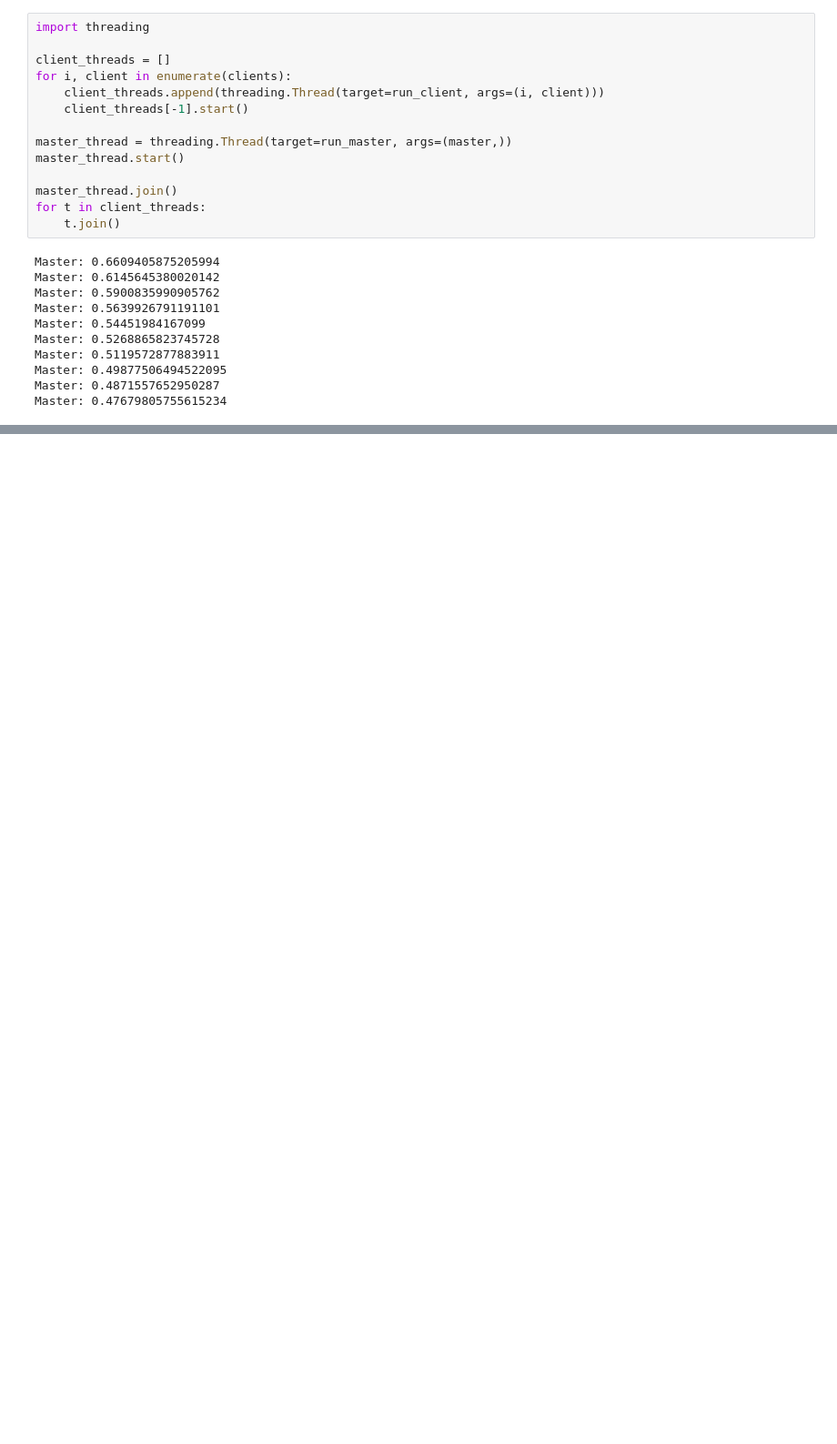
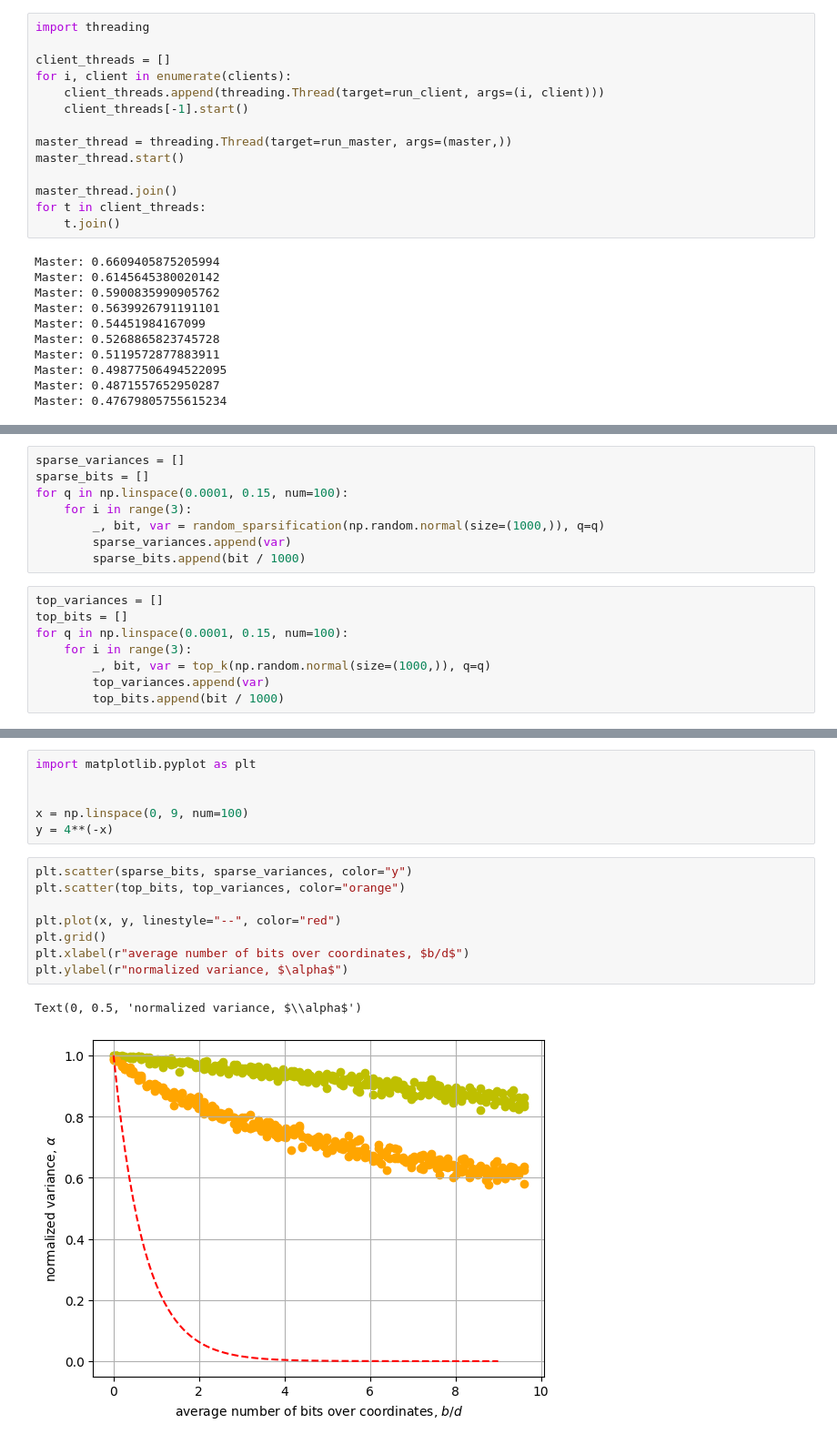
Before and after one commit to BlackSamorez/FL_playground, a Jupyter notebook: gd.ipynb, the cells around one changed output, grey strips where cells are left out. Shown: that part at 91% size. Saved outputs shown, nothing was run; the diff lists cells and outputs as text; blank space fills up the shorter version.

```diff
--- a/gd.ipynb
+++ b/gd.ipynb
@@ -65,0 +211,16 @@ Master: 0.47679805755615234
+# %%
+sparse_variances = []
+sparse_bits = []
+for q in np.linspace(0.0001, 0.15, num=100):
+    for i in range(3):
+        _, bit, var = random_sparsification(np.random.normal(size=(1000,)), q=q)
+        sparse_variances.append(var)
+        sparse_bits.append(bit / 1000)
+# %%
+top_variances = []
+top_bits = []
+for q in np.linspace(0.0001, 0.15, num=100):
+    for i in range(3):
+        _, bit, var = top_k(np.random.normal(size=(1000,)), q=q)
+        top_variances.append(var)
+        top_bits.append(bit / 1000)
@@ -65,0 +235,17 @@ Master: 0.47679805755615234
+# %%
+import matplotlib.pyplot as plt
+
+
+x = np.linspace(0, 9, num=100)
+y = 4**(-x)
+# %%
+plt.scatter(sparse_bits, sparse_variances, color="y")
+plt.scatter(top_bits, top_variances, color="orange")
+
+plt.plot(x, y, linestyle="--", color="red")
+plt.grid()
+plt.xlabel(r"average number of bits over coordinates, $b/d$")
+plt.ylabel(r"normalized variance, $\alpha$")
+# %% [output]
+Text(0, 0.5, 'normalized variance, $\\alpha$')
+[figure, added]
```
Also changed, not shown: parts of 2 cells of this notebook.
